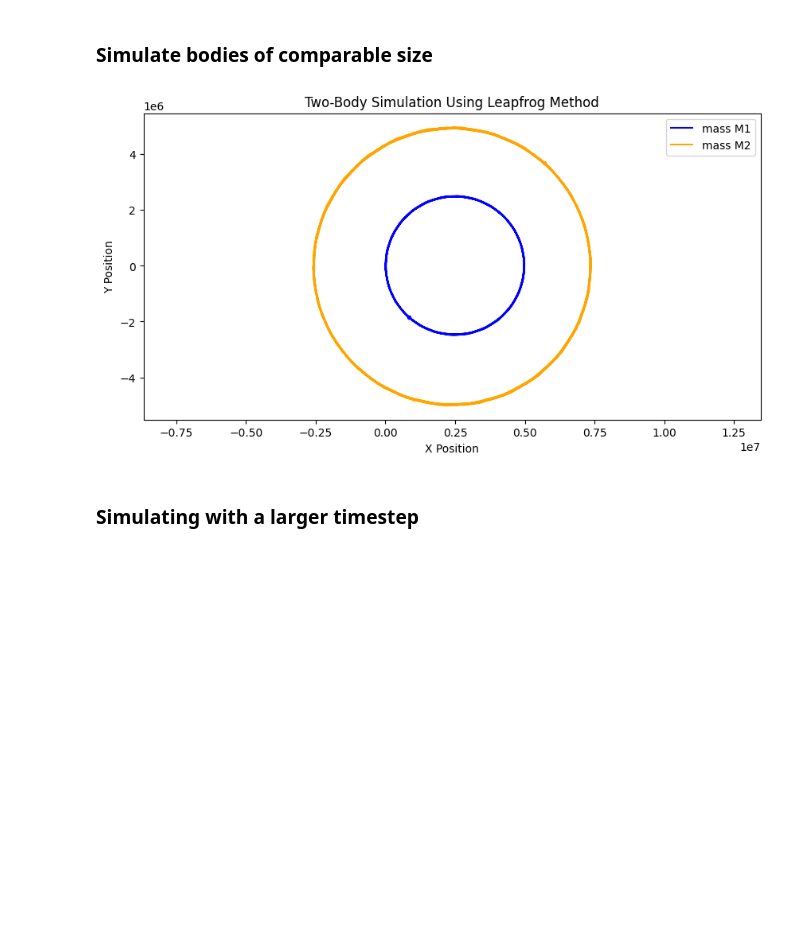
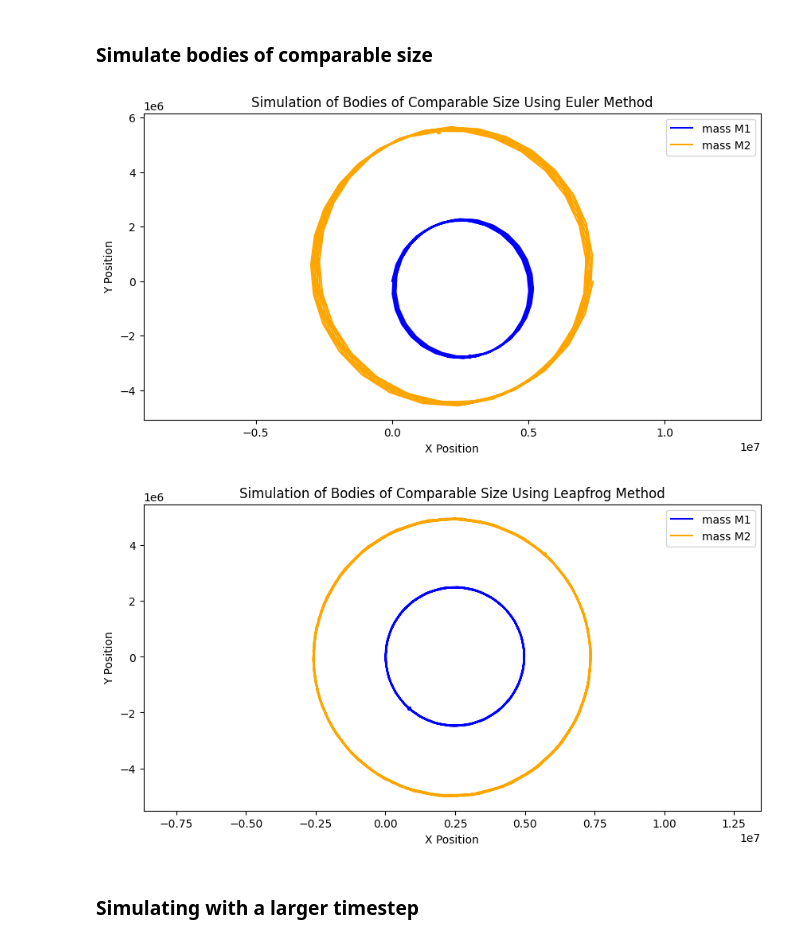
Before and after one commit to kvnjthms/leapfrog, a Jupyter notebook: leapfrog.ipynb, the cells around one changed output. Drawn from its saved outputs; the diff is of its cells as text; code cells hidden in the pictures; blank space fills up the shorter version.

Commit message:
changing titles of graphs

```diff
--- a/leapfrog.ipynb
+++ b/leapfrog.ipynb
@@ -192,12 +192,15 @@ plot_position_against_time(positions2, 'mass M2', 'blue', 'purple')
 # %%
 M1 = 5.972e24
 M2 = M1/2
 dt=200
 vy1, vy2=get_initial_velocity(M1, M2)
+positions1, positions2 = sim_euler(x1, y1, x2, y2, vx1, vy1, vx2, vy2, M1, M2, dt)
+plot_trajectories(positions1, positions2, "Simulation of Bodies of Comparable Size Using Euler Method")
 positions1, positions2 = sim_leapfrog(x1, y1, x2, y2, vx1, vy1, vx2, vy2, M1, M2, dt)
-plot_trajectories(positions1, positions2, "Two-Body Simulation Using Leapfrog Method")
+plot_trajectories(positions1, positions2, "Simulation of Bodies of Comparable Size Using Leapfrog Method")
 # %% [output]
-[figure, old version]
+[figure, new version]
+[figure, added]
 # %% [markdown]
 ### Simulating with a larger timestep
 # %%
```
Also changed, not shown: parts of 9 cells of this notebook.
